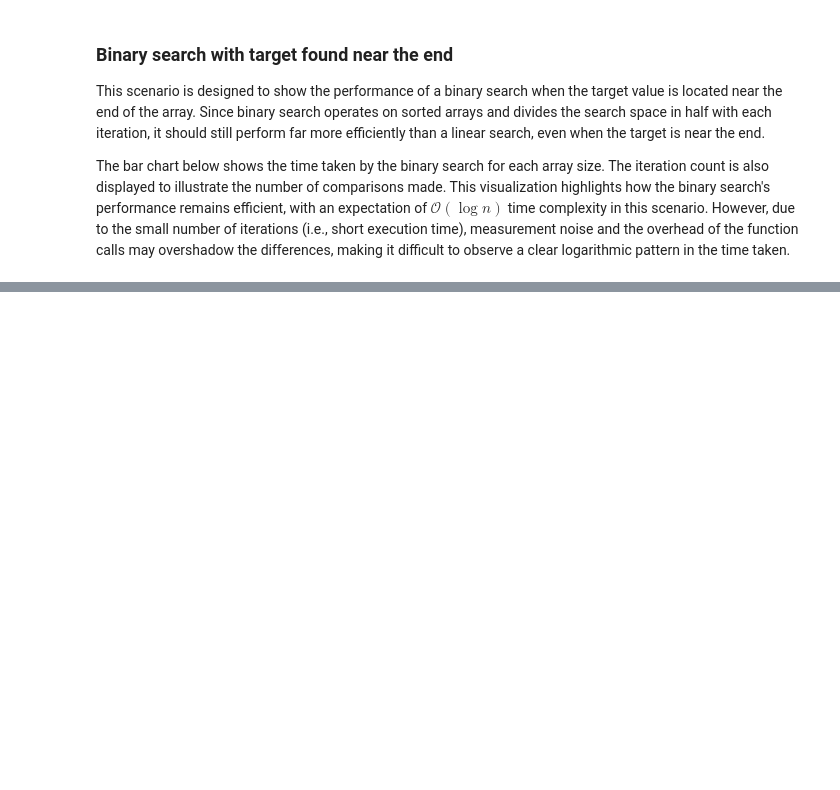
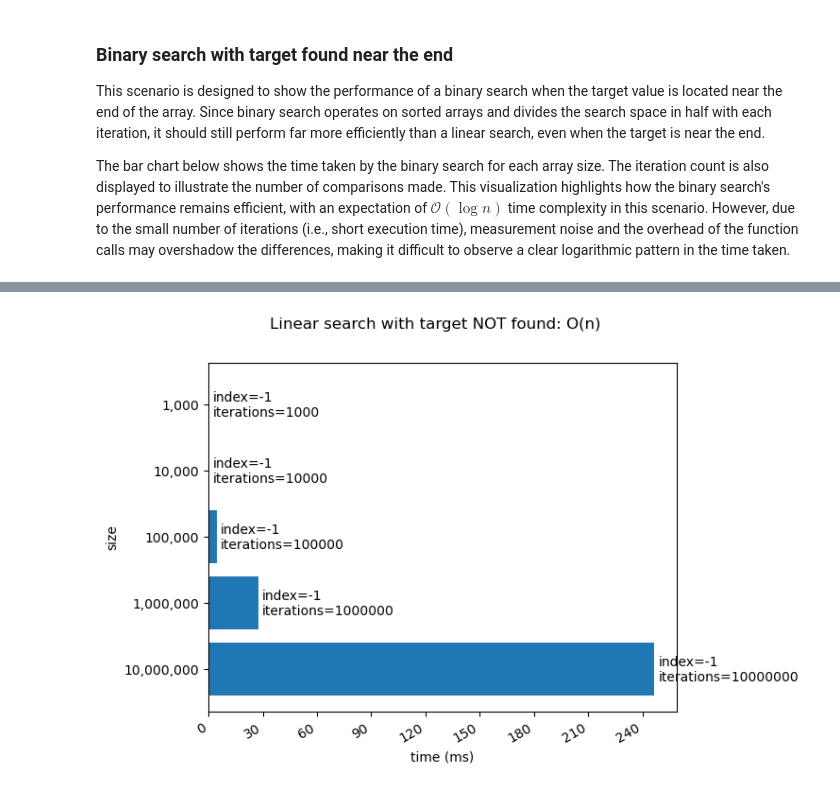
Before and after one commit to remarcmij/re-search, a Jupyter notebook: search.ipynb, the cells around one changed output, grey strips where cells are left out. Drawn from its saved outputs; the diff is of its cells as text; code cells hidden in the pictures; blank space fills up the shorter version.

```diff
--- a/search.ipynb
+++ b/search.ipynb
@@ -150,0 +180,4 @@ plot_results(run_experiments(binary_search, 13), title='O(log n): Linear search
+# %%
+plot_results(run_experiments(linear_search, 13, is_missing=True), title='Linear search with target NOT found: O(n)', slant_x_ticks=True)
+# %% [output]
+[figure, added]
```
Also changed, not shown: parts of 9 cells of this notebook, 2 other files.
